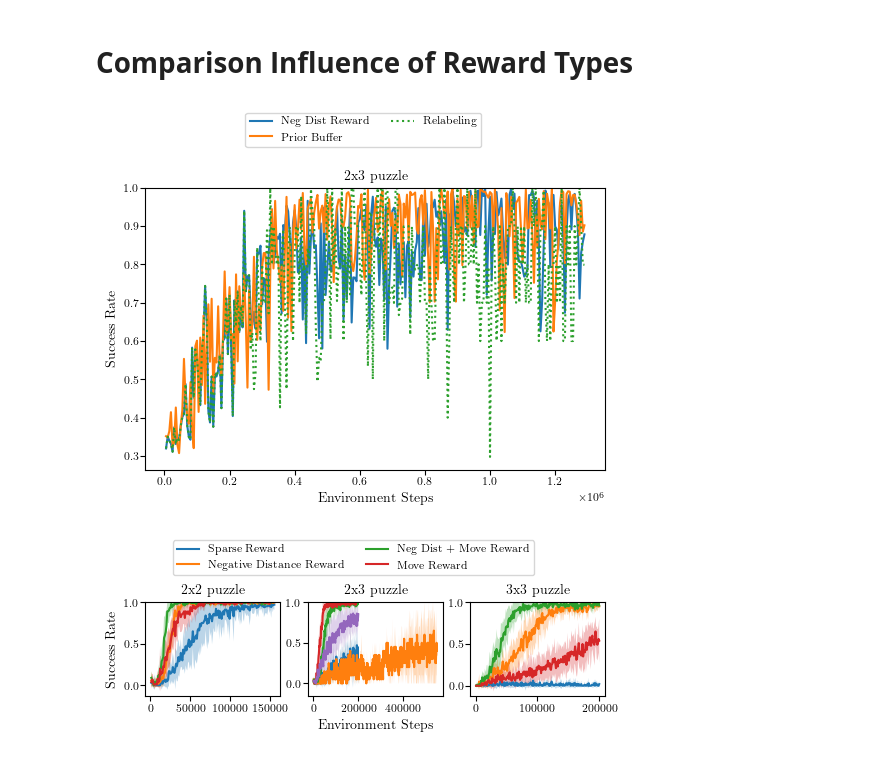
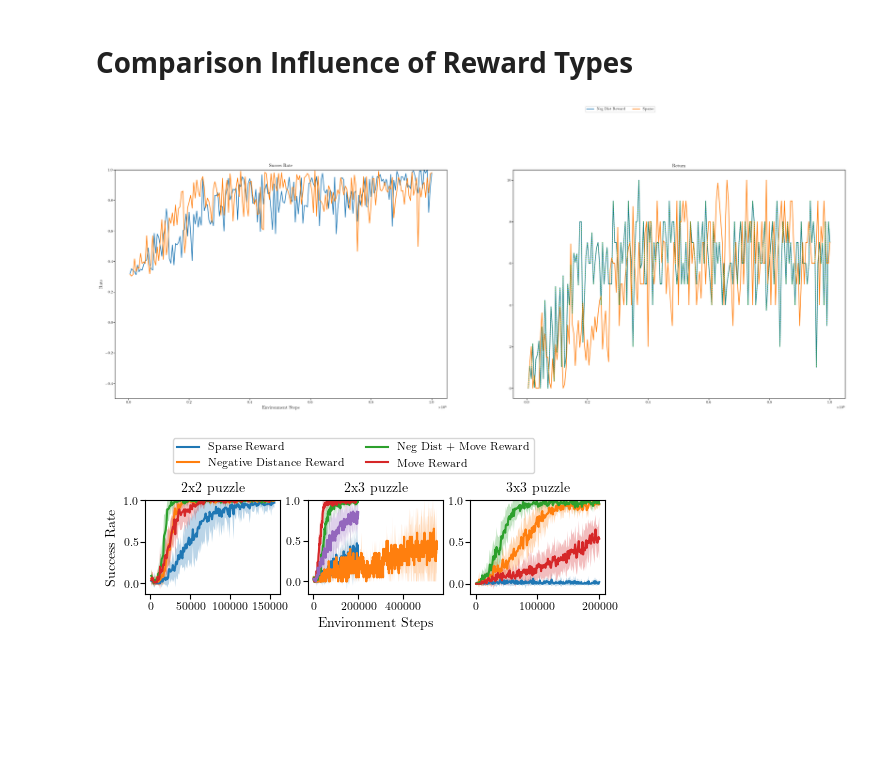
Before and after one commit to rosa-wolf/Multi-Phase-Skill-Learning-SlidingPuzzle, a Jupyter notebook: eval_data.ipynb, the cells around one changed output. Drawn from its saved outputs; the diff is of its cells as text; code cells hidden in the pictures; blank space fills up the shorter version.

```diff
--- a/eval_data.ipynb
+++ b/eval_data.ipynb
@@ -110,47 +3617,78 @@ relabel_2x3 = ["/home/rosa/Documents/Uni/Masterarbeit/checkpoints/parallel2x3-re
 # %%
 x = np.load(shaping_2x3[0], mmap_mode='r')["timesteps"]
-idx = np.where(x <= 1290000)
+idx = np.where(x <= 1000000)
 x = x[idx]
 
 returns_shaping_2x3, succ_shaping_2x3 = gather_data(shaping_2x3, x, idx)
 returns_prior_2x3, succ_prior_2x3 = gather_data(prior_2x3, x, idx)
 returns_relabel_2x3, succ_relabel_2x3 = gather_data(relabel_2x3, x, idx)
 
+returns_sparse_2x3, succ_sparse_2x3 = gather_data(sparse_2x3, x, idx)
+returns_sparse_prior_2x3, succ_sparse_prior_2x3 = gather_data(sparse_prior_2x3, x, idx)
+returns_sparse_relabel_2x3, succ_sparse_relabel_2x3 = gather_data(sparse_relabel_2x3, x, idx)
+
 mean_succ_shaping_2x3, std_succ_shaping_2x3 = compute_mean_std(succ_shaping_2x3)
 mean_succ_prior_2x3, std_succ_prior_2x3 = compute_mean_std(succ_prior_2x3)
 mean_succ_relabel_2x3, std_succ_relabel_2x3 = compute_mean_std(succ_relabel_2x3)
-#mean_succ_negdist_2x2_8skills, std_succ_negdist_2x2_8skills = compute_mean_std(succ_negdist_2x2_8skills)
+
+mean_succ_sparse_2x3, std_succ_sparse_2x3 = compute_mean_std(succ_sparse_2x3)
+mean_succ_sparse_prior_2x3, std_succ_sparse_prior_2x3 = compute_mean_std(succ_sparse_prior_2x3)
+mean_succ_sparse_relabel_2x3, std_succ_sparse_relabel_2x3 = compute_mean_std(succ_sparse_relabel_2x3)
+
+mean_return_sparse_2x3, std_return_sparse_2x3 = compute_mean_std(returns_sparse_2x3)
+mean_return_sparse_prior_2x3, std_return_sparse_prior_2x3 = compute_mean_std(returns_sparse_prior_2x3)
+mean_return_sparse_relabel_2x3, std_return_sparse_relabel_2x3 = compute_mean_std(returns_sparse_relabel_2x3)
 # %% [markdown]
 # **Comparison Influence of Reward Types**
 # %%
-fig, ax = plt.subplots(1, 1, figsize=(TEXTWIDTH +0.15, (TEXTWIDTH + 0.15) * (5**.5 - 1) / (2)))
+fig, ax = plt.subplots(1, 2, figsize=(5*TEXTWIDTH +0.15, 5*(TEXTWIDTH + 0.15) * (5**.5 - 1) / (2*2)))
 
 # 2x2 puzzle
 # 2 skills
-ax.plot(x, mean_succ_shaping_2x3, label="Neg Dist Reward")
-ax.fill_between(x, mean_succ_shaping_2x3 + std_succ_shaping_2x3, mean_succ_shaping_2x3 - std_succ_shaping_2x3, alpha=0.3)
+ax[0].plot(x, mean_succ_shaping_2x3, label="Neg Dist Reward")
+ax[0].fill_between(x, mean_succ_shaping_2x3 + std_succ_shaping_2x3, mean_succ_shaping_2x3 - std_succ_shaping_2x3, alpha=0.3)
 
-ax.plot(x, mean_succ_prior_2x3, label="Prior Buffer")
-ax.fill_between(x, mean_succ_prior_2x3 + std_succ_shaping_2x3, mean_succ_prior_2x3 - std_succ_prior_2x3, alpha=0.3)
+#ax[0].plot(x, mean_succ_prior_2x3, label="Neg Dist + Prior Buffer")
+#ax[0].fill_between(x, mean_succ_prior_2x3 + std_succ_shaping_2x3, mean_succ_prior_2x3 - std_succ_prior_2x3, alpha=0.3)
+#
+#ax[0].plot(x, mean_succ_relabel_2x3, ':', label="Neg Dist + Relabeling")
+#ax[0].fill_between(x, mean_succ_relabel_2x3 + std_succ_relabel_2x3, mean_succ_relabel_2x3 - std_succ_relabel_2x3, alpha=0.3)
 
-ax.plot(x, mean_succ_relabel_2x3, ':', label="Relabeling")
-ax.fill_between(x, mean_succ_relabel_2x3 + std_succ_relabel_2x3, mean_succ_relabel_2x3 - std_succ_relabel_2x3, alpha=0.3)
+ax[0].plot(x, mean_succ_sparse_2x3, label="Sparse")
+ax[0].fill_between(x, mean_succ_sparse_2x3 + std_succ_sparse_2x3, mean_succ_sparse_2x3 - std_succ_sparse_2x3, alpha=0.3)
+
+#ax[0].plot(x, mean_succ_sparse_prior_2x3, label="Sparse + Prior Buffer")
+#ax[0].fill_between(x, mean_succ_sparse_prior_2x3 + std_succ_sparse_prior_2x3, mean_succ_sparse_prior_2x3 - std_succ_sparse_prior_2x3, alpha=0.3)
+#
+#ax[0].plot(x, mean_succ_sparse_relabel_2x3, ':', label="Sparse + Relabeling")
+#ax[0].fill_between(x, mean_succ_sparse_relabel_2x3 + std_succ_sparse_relabel_2x3, mean_succ_sparse_relabel_2x3 - std_succ_sparse_relabel_2x3, alpha=0.3)
+#
+ax[1].plot(x, mean_return_sparse_2x3, label="Sparse")
+ax[1].fill_between(x, mean_return_sparse_2x3 + std_return_sparse_2x3, mean_return_sparse_2x3 - std_return_sparse_2x3, alpha=0.3)
+
+ax[1].plot(x, mean_return_sparse_prior_2x3, label="Sparse + Prior Buffer")
+ax[0].fill_between(x, mean_return_sparse_prior_2x3 + std_return_sparse_prior_2x3, mean_return_sparse_prior_2x3 - std_return_sparse_prior_2x3, alpha=0.3)
+
+ax[1].plot(x, mean_return_sparse_relabel_2x3, ':', label="Sparse + Relabeling")
+ax[1].fill_between(x, mean_return_sparse_relabel_2x3 + std_return_sparse_relabel_2x3, mean_return_sparse_relabel_2x3 - std_return_sparse_relabel_2x3, alpha=0.3)
 
 
 
-ax.set_ylim(top=1.)
-ax.set_title("2x3 puzzle")
+ax[0].set_ylim(top=1.)
+ax[0].set_title("Succes Rate")
 
-ax.set_xlabel('Environment Steps')
-ax.set_ylabel('Success Rate')
-handles, labels = ax.get_legend_handles_labels()
+ax[1].set_title("Return")
+
+ax[0].set_xlabel('Environment Steps')
+ax[0].set_ylabel('Rate')
+handles, labels = ax[0].get_legend_handles_labels()
 fig.legend(handles, labels, ncol=2, bbox_to_anchor=(0.7,1.1))
 plt.savefig("Comparison-Reward_Shaping.pdf",
             bbox_inches='tight', dpi=plt.gcf().dpi)#,
             #dpi=1000)
 plt.show()
 # %% [output]
-[figure, old version]
+[figure, new version]
 # %%
 path_negdist_2x2_8skills = ["/home/rosa/Documents/Uni/Masterarbeit/checkpoints_predefined/2x2/2x2_8skills_predefined_neg_distTrue_movementFalse_sparseFalse_seed123456/evaluations.npz",
                     "/home/rosa/Documents/Uni/Masterarbeit/checkpoints_predefined/2x2/2x2_8skills_predefined_neg_distTrue_movementFalse_sparseFalse_seed126224/evaluations.npz",
```
Also changed, not shown: parts of 3 cells of this notebook, 14 other files.
